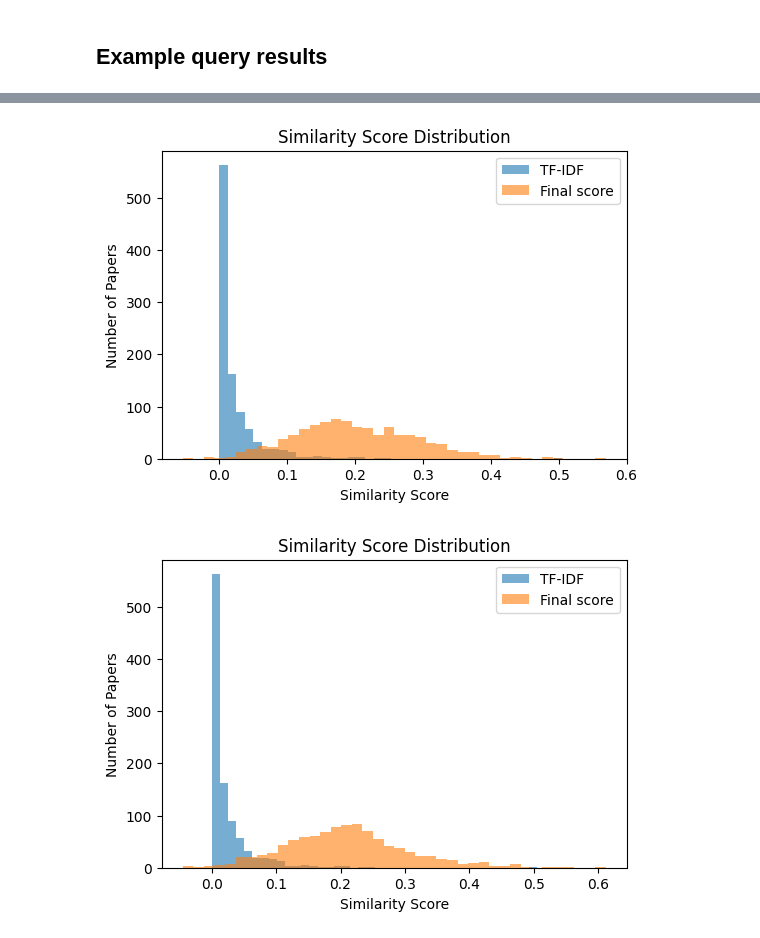
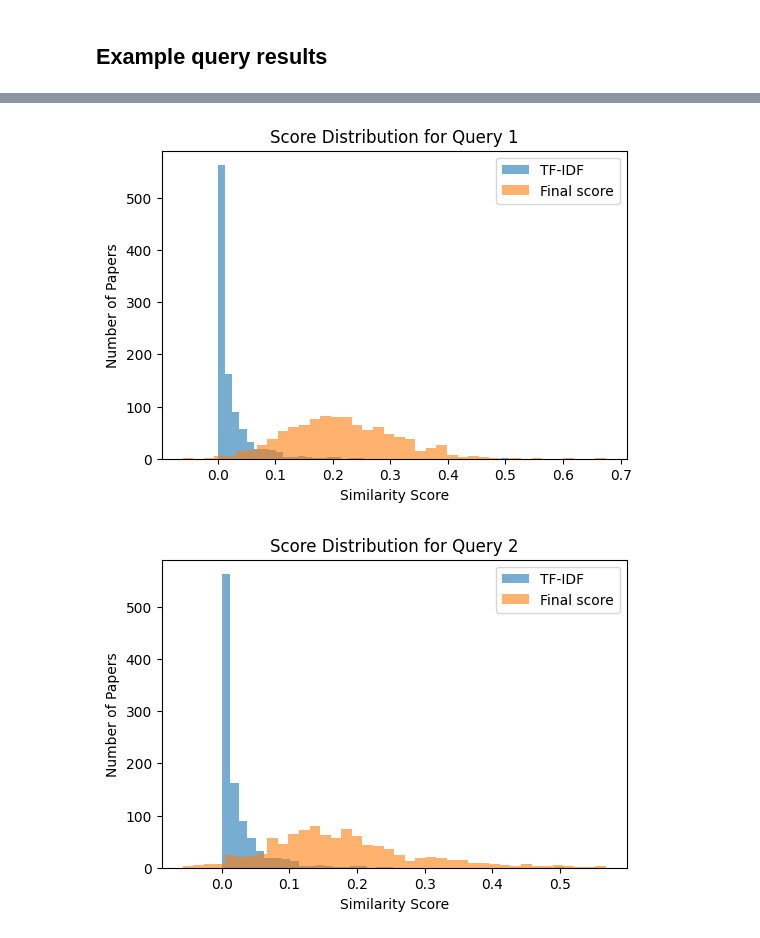
Before and after one commit to sarthakghavghave/scientific-literature-filtering, a Jupyter notebook: notebooks/02_semantic_ranking_pipeline.ipynb, the cells around one changed output, grey strips where cells are left out. Drawn from its saved outputs; the diff is of its cells as text; code cells hidden in the pictures.

```diff
--- a/notebooks/02_semantic_ranking_pipeline.ipynb
+++ b/notebooks/02_semantic_ranking_pipeline.ipynb
@@ -88,5 +96,5 @@ embeddings.shape
 # %%
-def plot_score_distributions(query, preferred_category, df, embeddings, model, tfidf_scores):
+def plot_score_distributions(query, preferred_category, df, embeddings, model, tfidf_scores, title):
 
     final_scores = compute_scores(query, preferred_category, df, embeddings, model)['final_score']
 
@@ -94,9 +102,9 @@ def plot_score_distributions(query, preferred_category, df, embeddings, model, t
     plt.hist(tfidf_scores, bins=40, alpha=0.6, label="TF-IDF")
     plt.hist(final_scores, bins=40, alpha=0.6, label="Final score")
 
+    plt.title(title)
     plt.xlabel("Similarity Score")
     plt.ylabel("Number of Papers")
-    plt.title("Similarity Score Distribution")
     plt.legend()
 
     plt.show()
@@ -156,6 +124,16 @@ Abstract Preview: State-of-the-art multilingual models depend on vocabularies th
-# %%
-plot_score_distributions("self-supervised learning for image representation", "cs.CV", data, embeddings, model, tfidf_scores)
-plot_score_distributions("transformer models for language understanding", "cs.LG", data, embeddings, model, tfidf_scores)
-# %% [output]
-[figure, removed]
-[figure, removed]
+# %%
+query1 = "self-supervised learning for image representation"
+query2 = "transformer models for natural language understanding"
+cat1 = "cs.CV"
+cat2 = "cs.CL"
+
+plot_score_distributions(query1, cat1, data, embeddings, model, tfidf_scores, "Score Distribution for Query 1")
+plot_score_distributions(query2, cat2, data, embeddings, model, tfidf_scores, "Score Distribution for Query 2")
+
+print("Example 1 results:")
+example1 = display_top_k(query1, cat1, data, embeddings, model, k=2)
+print("\nExample 2 results:")
+example2 = display_top_k(query2, cat2, data, embeddings, model, k=2)
+# %% [output]
+[figure, added]
+[figure, added]
```
Also changed, not shown: parts of 12 cells of this notebook, 1 other file.
